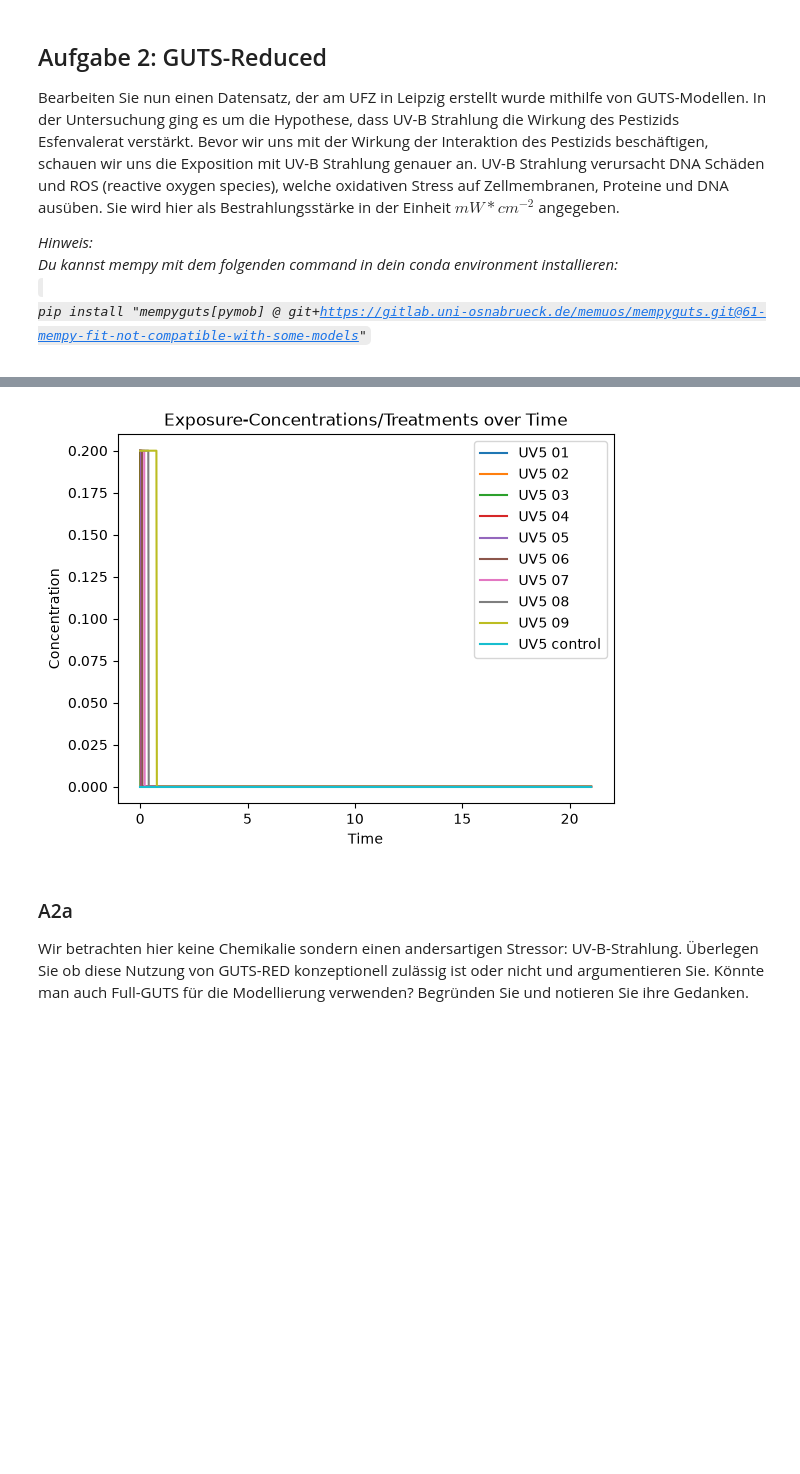
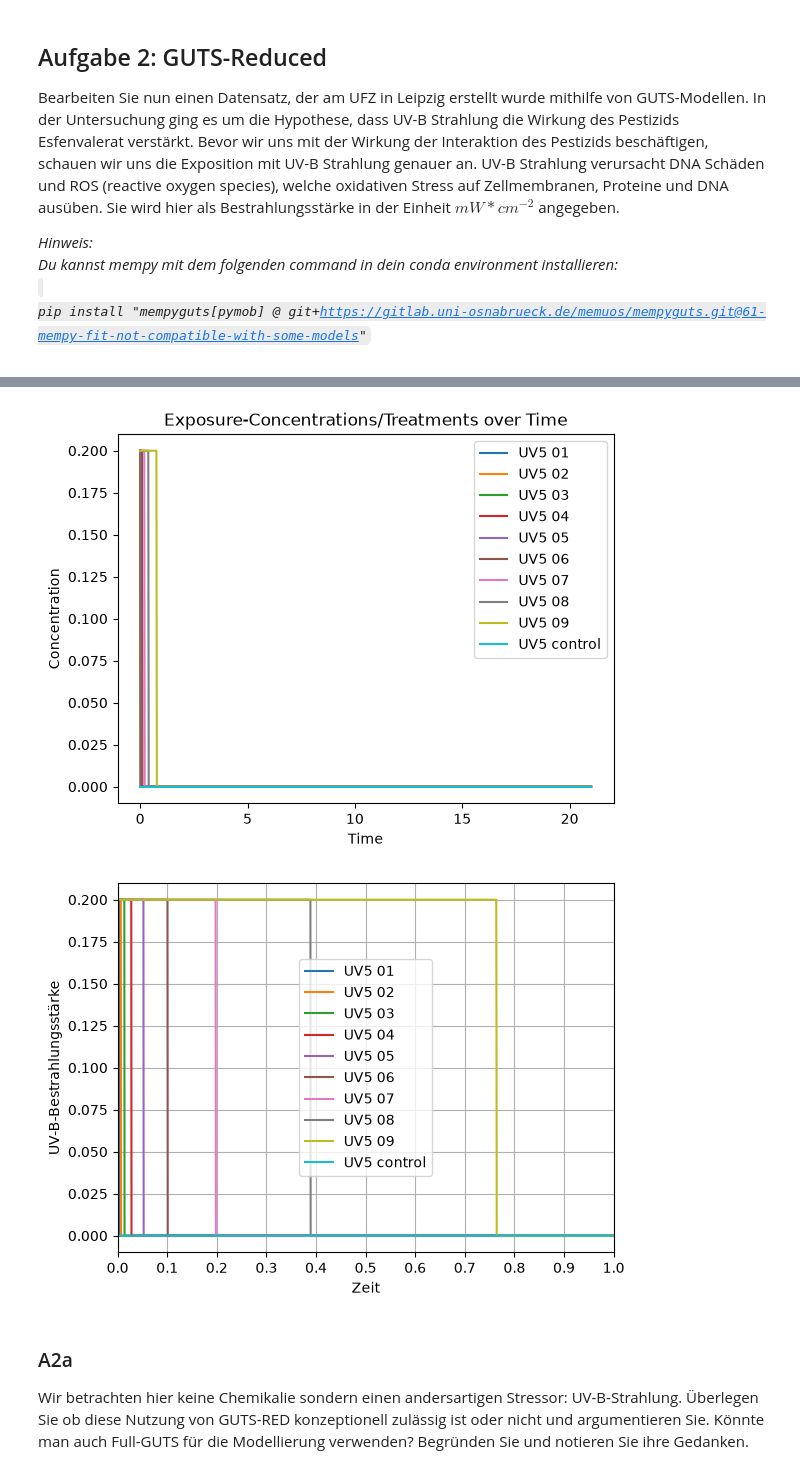
Before and after one commit to Quafax/Uni_Projects, a Jupyter notebook: src/Mechanistical_Effect_Modelling/homework_1/Übungsblatt1_MEM26.ipynb, the cells around one changed output, grey strips where cells are left out. Saved outputs shown, nothing was run; the diff lists cells and outputs as text; code cells hidden in the pictures; blank space fills up the shorter version.

```diff
--- a/src/Mechanistical_Effect_Modelling/homework_1/Übungsblatt1_MEM26.ipynb
+++ b/src/Mechanistical_Effect_Modelling/homework_1/Übungsblatt1_MEM26.ipynb
@@ -226,14 +225,31 @@ For details and migration guidance, visit: https://python.arviz.org/en/latest/us
 # %%
 exposure_funcs, survival_data, num_expos = mempy.input_data.read_exposure_survival(
     "data/uvb_esfenvalerate/uv/", "openguts_survival.xlsx",
     exposure_name="uv",
     survival_name="survival",
     info_name="meta",
     visualize=True
 )
+
+import numpy as np
+import matplotlib.pyplot as plt
+
+t = np.linspace(0, 1, 2000)
+
+for szenario, exposition in exposure_funcs["uv"].items():
+    plt.plot(t, exposition(t), label=szenario)
+
+plt.xlim(0, 1)
+plt.xticks(np.arange(0, 1.1, 0.1))
+plt.xlabel("Zeit")
+plt.ylabel("UV-B-Bestrahlungsstärke")
+plt.legend()
+plt.grid()
+plt.show()
 # %% [output]
 [figure]
 [figure]
+[figure, added]
 # %% [markdown]
 ### A2a
 Wir betrachten hier keine Chemikalie sondern einen andersartigen Stressor: UV-B-Strahlung. Überlegen Sie ob diese Nutzung von GUTS-RED konzeptionell zulässig ist oder nicht und argumentieren Sie. Könnte man auch Full-GUTS für die Modellierung verwenden? Begründen Sie und notieren Sie ihre Gedanken.
```
Also changed, not shown: parts of 8 cells of this notebook, 2 other files.
